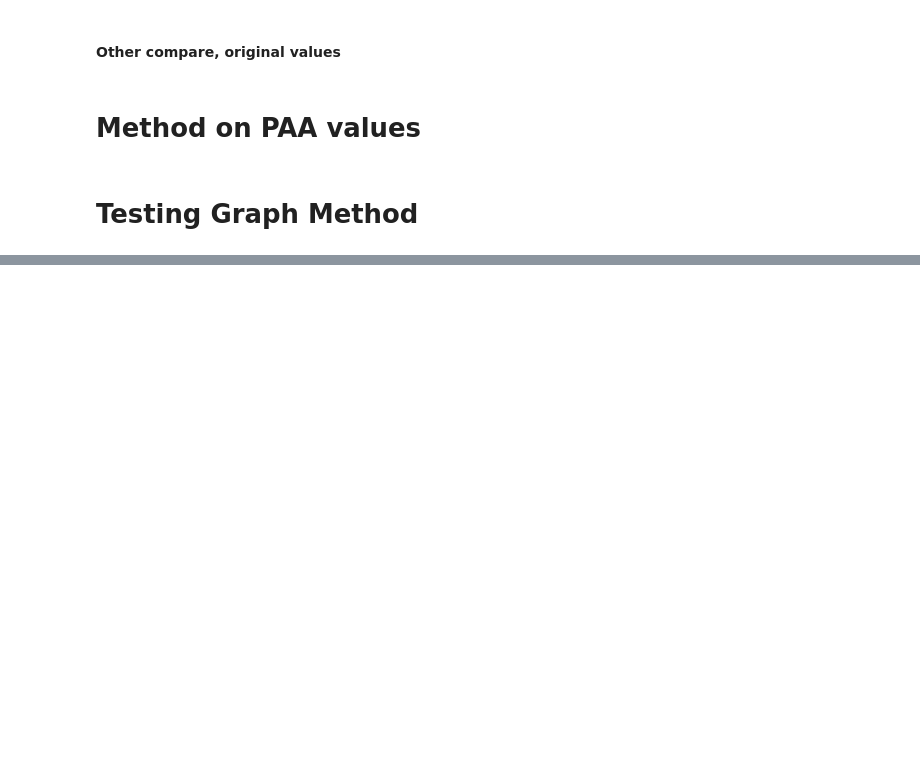
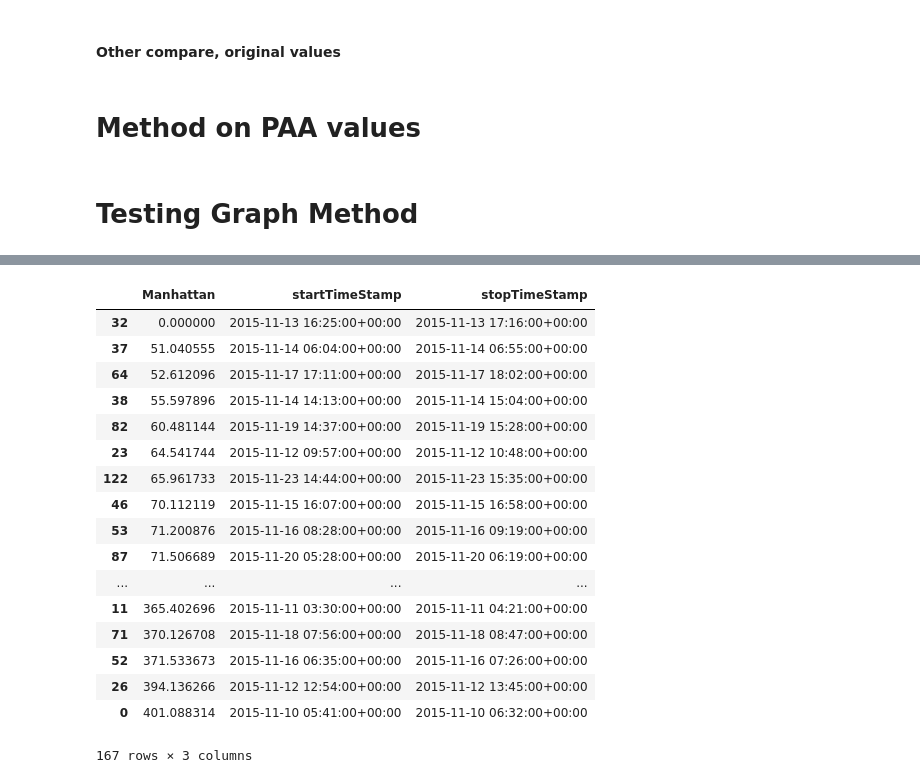
Before and after one commit to opengridcc/opengrid-dev, a Jupyter notebook: notebooks/Analysis/Thesis_Max&Jean/Recurring_patterns.ipynb, the cells around one changed output, grey strips where cells are left out. Saved outputs shown, nothing was run; the diff lists cells and outputs as text; code cells hidden in the pictures; blank space fills up the shorter version.

```diff
--- a/notebooks/Analysis/Thesis_Max&Jean/Recurring_patterns.ipynb
+++ b/notebooks/Analysis/Thesis_Max&Jean/Recurring_patterns.ipynb
@@ -461,5 +453,3 @@ for i in range (0,100):
-# %%
-best_values_df_concat.insert(loc=10, column='Type', value=labels)
 # %%
 # labels=pd.DataFrame(labels)
 # concat= pd.concat([best_values_df_concat,labels],axis=1)
@@ -520,4 +496,0 @@ concat_median.columns=['Manhattan', 'startTimeStamp','stopTimeStamp','Max', 'Med
-# %%
-for i in range (0,100):
-    if concatNew['Type'].iloc[i] == 2:
-        plt.plot(originalGraphDropNa.ix[pd.Timestamp(concatNew['startTimeStamp'].iloc[i]):pd.Timestamp(concatNew['stopTimeStamp'].iloc[i])])
@@ -526,7 +497,3 @@ for i in range (0,100):
-# %%
-meanValues=[]
-for i in range (0,100):
-        meanValues.append(originalGraphDropNa.ix[pd.Timestamp(concat['startTimeStamp'].iloc[i]):pd.Timestamp(concat['stopTimeStamp'].iloc[i])].mean())
 # %% [markdown]
 <h4>Comparison with dataframe which looks nothing like the original dataframe</h4>
 # %%
@@ -678,0 +762,22 @@ charts.plot(concatinate, stock=True, show='inline')
+# %%
+def calculate_threshold_value():
+    best_values_df_list=create_list_view(originalGraphDfDropNa, dfCompareOriginal, 10, originalGraphDfDropNa.size)
+# %% [output]
+|  | Manhattan | startTimeStamp | stopTimeStamp |
+| 32 | 0.000000 | 2015-11-13 16:25:00+00:00 | 2015-11-13 17:16:00+00:00 |
+| 37 | 51.040555 | 2015-11-14 06:04:00+00:00 | 2015-11-14 06:55:00+00:00 |
+| 64 | 52.612096 | 2015-11-17 17:11:00+00:00 | 2015-11-17 18:02:00+00:00 |
+| 38 | 55.597896 | 2015-11-14 14:13:00+00:00 | 2015-11-14 15:04:00+00:00 |
+| 82 | 60.481144 | 2015-11-19 14:37:00+00:00 | 2015-11-19 15:28:00+00:00 |
+| 23 | 64.541744 | 2015-11-12 09:57:00+00:00 | 2015-11-12 10:48:00+00:00 |
+| 122 | 65.961733 | 2015-11-23 14:44:00+00:00 | 2015-11-23 15:35:00+00:00 |
+| 46 | 70.112119 | 2015-11-15 16:07:00+00:00 | 2015-11-15 16:58:00+00:00 |
+| 53 | 71.200876 | 2015-11-16 08:28:00+00:00 | 2015-11-16 09:19:00+00:00 |
+| 87 | 71.506689 | 2015-11-20 05:28:00+00:00 | 2015-11-20 06:19:00+00:00 |
+| ... | ... | ... | ... |
+| 11 | 365.402696 | 2015-11-11 03:30:00+00:00 | 2015-11-11 04:21:00+00:00 |
+| 71 | 370.126708 | 2015-11-18 07:56:00+00:00 | 2015-11-18 08:47:00+00:00 |
+| 52 | 371.533673 | 2015-11-16 06:35:00+00:00 | 2015-11-16 07:26:00+00:00 |
+| 26 | 394.136266 | 2015-11-12 12:54:00+00:00 | 2015-11-12 13:45:00+00:00 |
+| 0 | 401.088314 | 2015-11-10 05:41:00+00:00 | 2015-11-10 06:32:00+00:00 |
+167 rows × 3 columns
```
Also changed, not shown: parts of 61 cells of this notebook, 3 other files.
